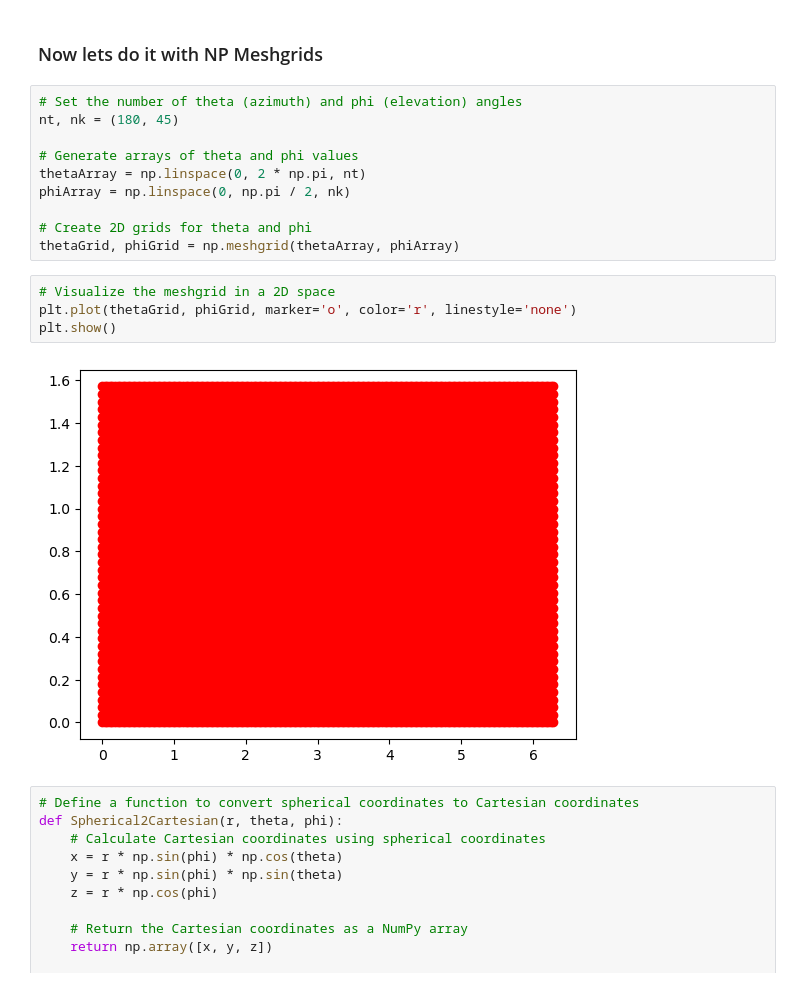
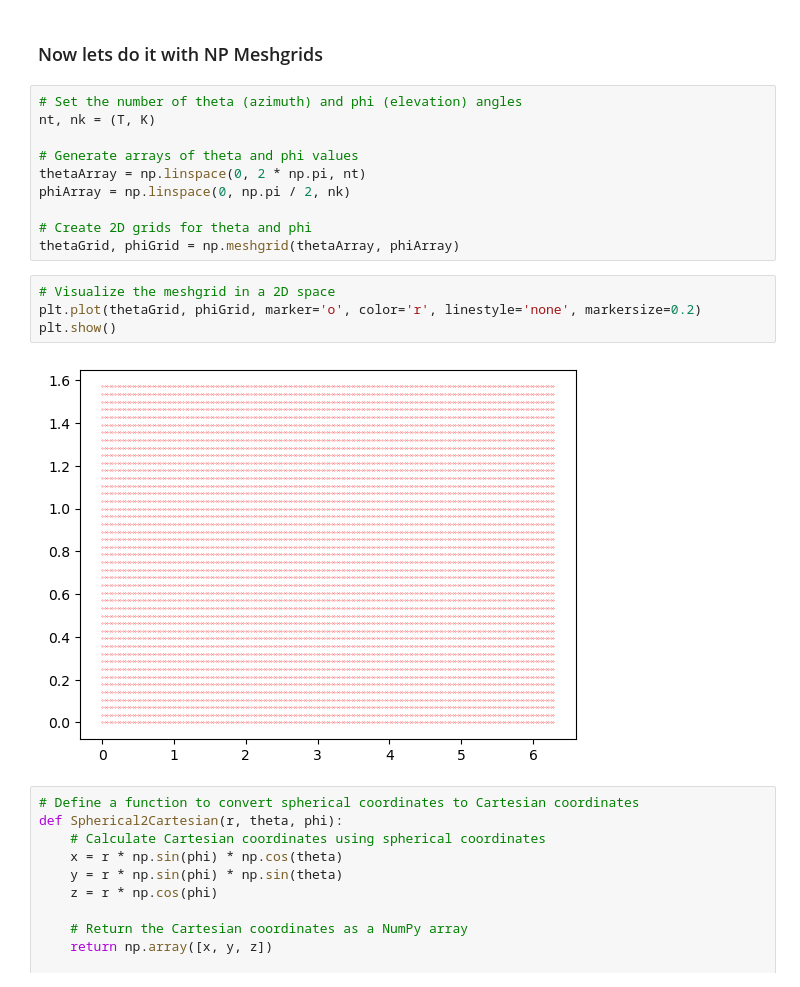
Before and after one commit to Generative-Systems-Sciences/Enschede_3dWorkbench, a Jupyter notebook: Notebook/Sky-view Factor.ipynb, the cells around one changed output. Cells and saved outputs as stored; diff of their text form.

```diff
--- a/Notebook/Sky-view Factor.ipynb
+++ b/Notebook/Sky-view Factor.ipynb
@@ -71,7 +69,7 @@ o3d.visualization.draw_geometries([domePC])
 ### Now lets do it with NP Meshgrids
 # %%
 # Set the number of theta (azimuth) and phi (elevation) angles
-nt, nk = (180, 45)
+nt, nk = (T, K)
 
 # Generate arrays of theta and phi values
 thetaArray = np.linspace(0, 2 * np.pi, nt)
@@ -81,10 +79,10 @@ phiArray = np.linspace(0, np.pi / 2, nk)
 thetaGrid, phiGrid = np.meshgrid(thetaArray, phiArray)
 # %%
 # Visualize the meshgrid in a 2D space
-plt.plot(thetaGrid, phiGrid, marker='o', color='r', linestyle='none')
+plt.plot(thetaGrid, phiGrid, marker='o', color='r', linestyle='none', markersize=0.2)
 plt.show()
 # %% [output]
-[figure, old version]
+[figure, new version]
 # %%
 # Define a function to convert spherical coordinates to Cartesian coordinates
 def Spherical2Cartesian(r, theta, phi):
```
Also changed, not shown: parts of 4 cells of this notebook.
